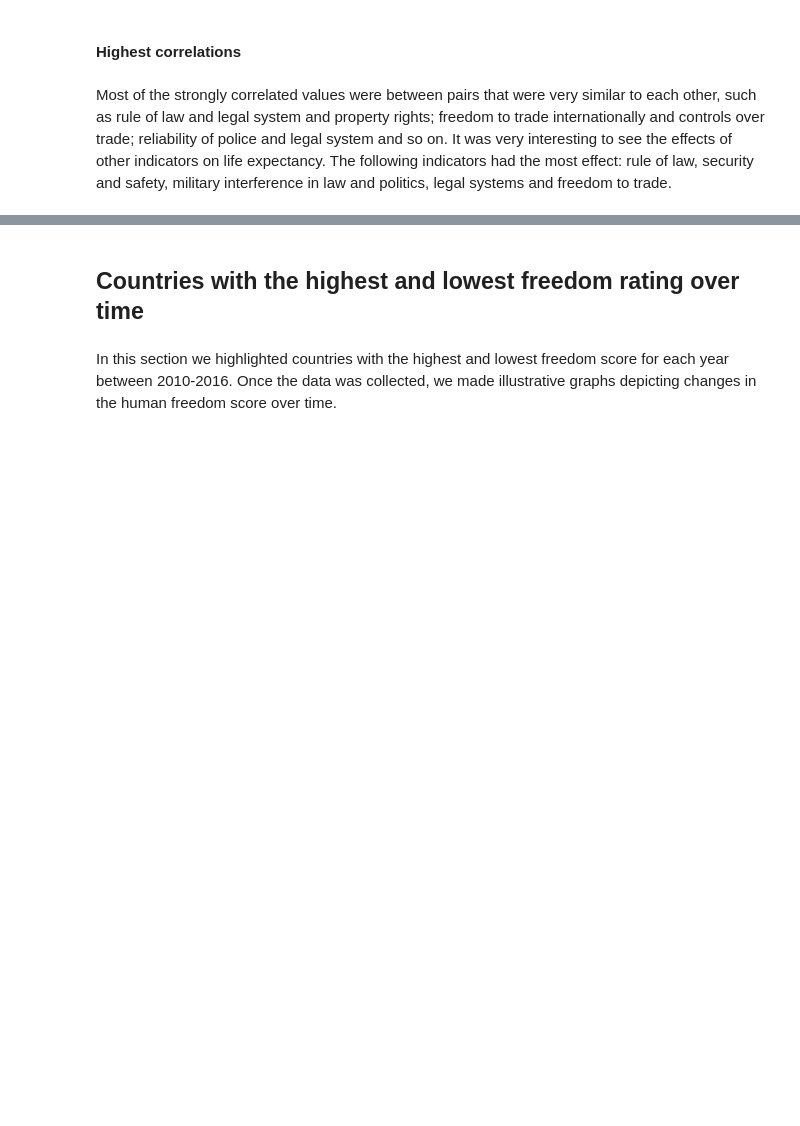
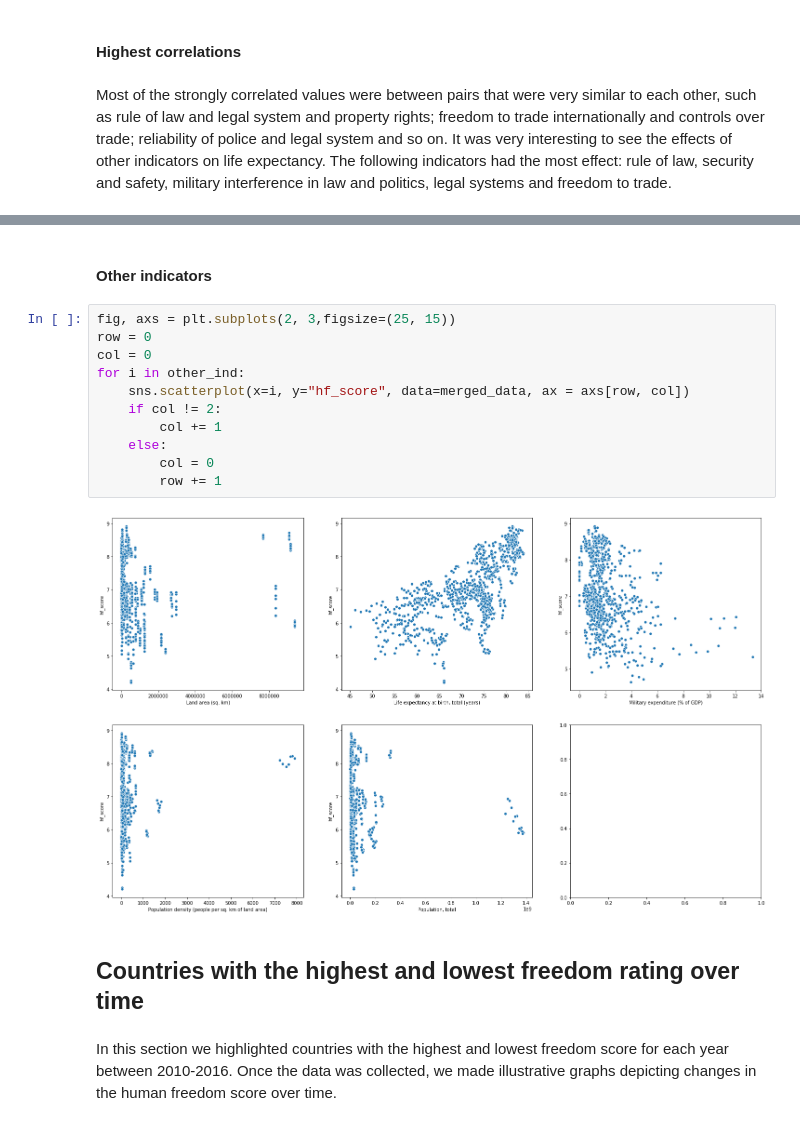
Before and after one commit to allikkil/DataSc-project, a Jupyter notebook: Project W4 Kaggle-Human Freedom.ipynb, the cells around one changed output, grey strips where cells are left out. Saved outputs shown, nothing was run; the diff lists cells and outputs as text; blank space fills up the shorter version.

```diff
--- a/Project W4 Kaggle-Human Freedom.ipynb
+++ b/Project W4 Kaggle-Human Freedom.ipynb
@@ -207,3 +252,18 @@ Most of the strongly correlated values were between pairs that were very similar
+# %% [markdown]
+#### Other indicators
+# %%
+fig, axs = plt.subplots(2, 3,figsize=(25, 15))
+row = 0
+col = 0
+for i in other_ind:
+    sns.scatterplot(x=i, y="hf_score", data=merged_data, ax = axs[row, col])
+    if col != 2:
+        col += 1
+    else:
+        col = 0
+        row += 1
+# %% [output]
+[figure, added]
 # %% [markdown]
 ## Countries with the highest and lowest freedom rating over time
 # %% [markdown]
```
Also changed, not shown: parts of 16 cells of this notebook.
